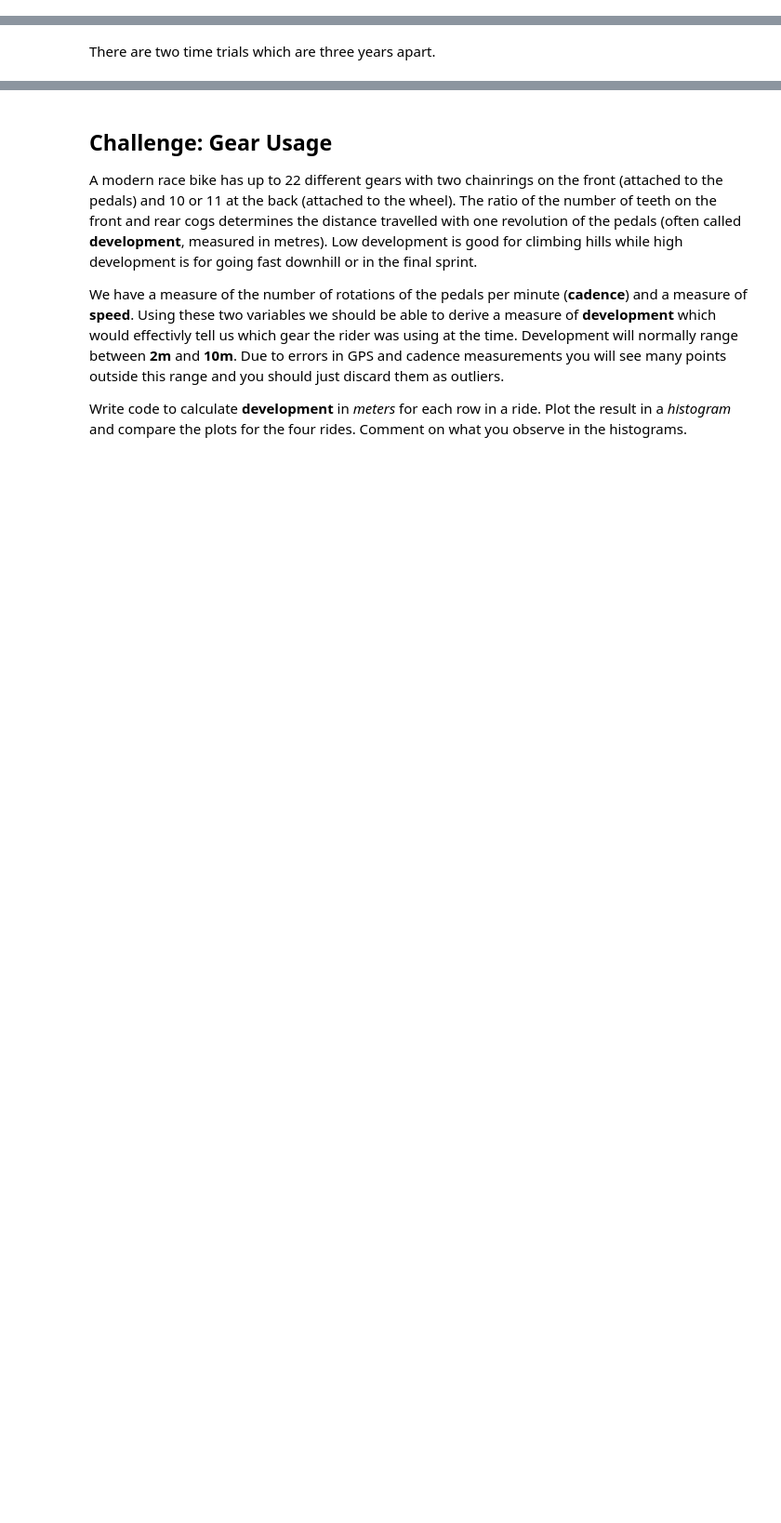
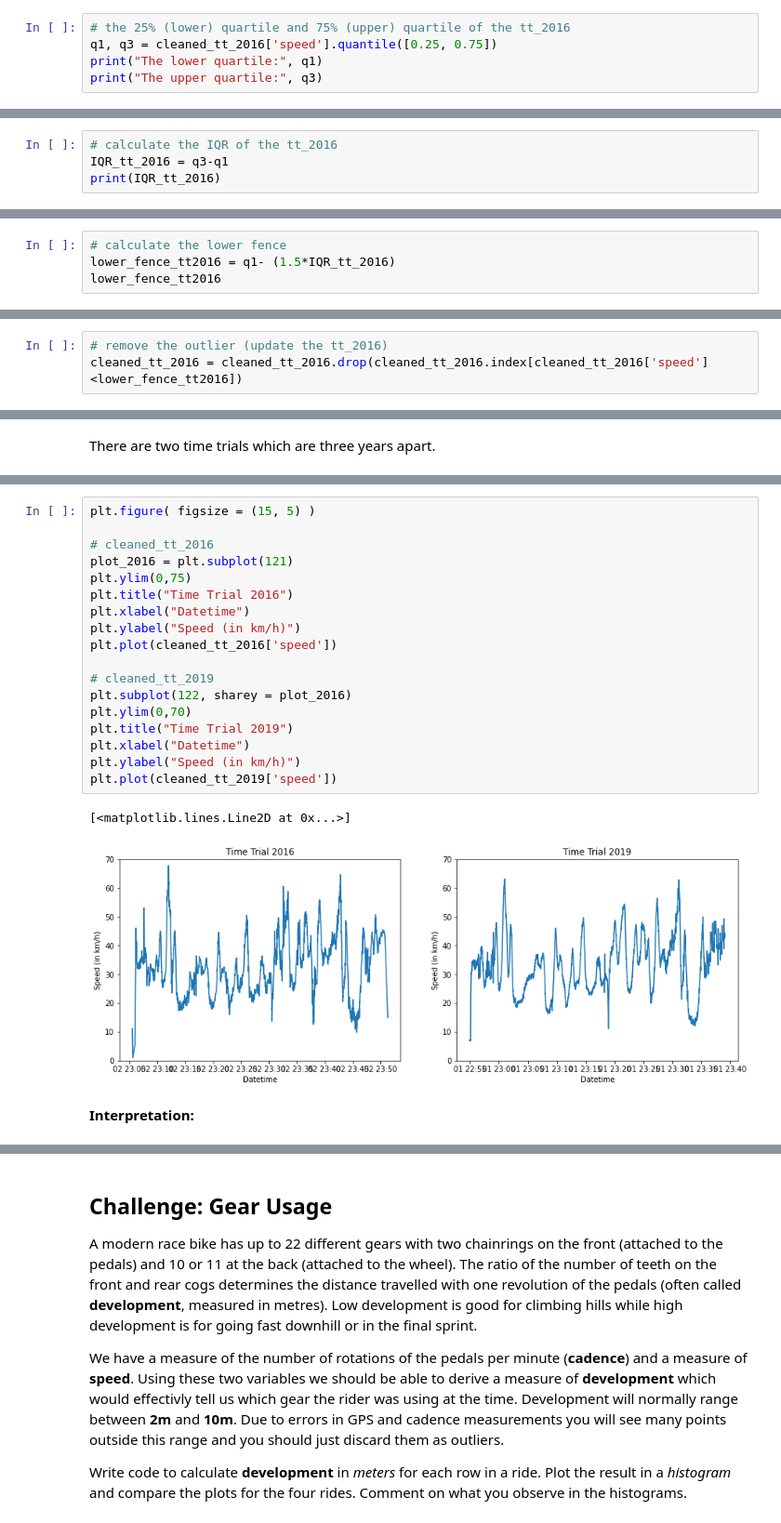
Before and after one commit to xuyenlinhHuynh/data-science-portfolio-xuyenlinhHuynh, a Jupyter notebook: Portfolio 1.ipynb, the cells around one changed output, grey strips where cells are left out. Shown at 93% size. Drawn from its saved outputs; the diff is of its cells as text; blank space fills up the shorter version.

```diff
--- a/Portfolio 1.ipynb
+++ b/Portfolio 1.ipynb
@@ -403,0 +406,5 @@ plt.plot(cleaned_tt_2019['speed'])
+# %%
+# the 25% (lower) quartile and 75% (upper) quartile of the tt_2016
+q1, q3 = cleaned_tt_2016['speed'].quantile([0.25, 0.75])
+print("The lower quartile:", q1)
+print("The upper quartile:", q3)
@@ -403,0 +414,4 @@ plt.plot(cleaned_tt_2019['speed'])
+# %%
+# calculate the IQR of the tt_2016
+IQR_tt_2016 = q3-q1
+print(IQR_tt_2016)
@@ -403,0 +420,4 @@ plt.plot(cleaned_tt_2019['speed'])
+# %%
+# calculate the lower fence
+lower_fence_tt2016 = q1- (1.5*IQR_tt_2016)
+lower_fence_tt2016
@@ -460,3 +493,6 @@ The number of 0km speed of cleaned_tt_2019: 0
+# %%
+# remove the outlier (update the tt_2016)
+cleaned_tt_2016 = cleaned_tt_2016.drop(cleaned_tt_2016.index[cleaned_tt_2016['speed']<lower_fence_tt2016])
 # %%
 # check the number of records so far for each datashape
 print("the 2016 road race records:", len(cleaned_rr_2016))
@@ -838 +893,24 @@ There are two time trials which are three years apart.
+# %%
+plt.figure( figsize = (15, 5) )
+
+# cleaned_tt_2016
+plot_2016 = plt.subplot(121)
+plt.ylim(0,75)
+plt.title("Time Trial 2016")
+plt.xlabel("Datetime")
+plt.ylabel("Speed (in km/h)")
+plt.plot(cleaned_tt_2016['speed'])
+
+# cleaned_tt_2019
+plt.subplot(122, sharey = plot_2016)
+plt.ylim(0,70)
+plt.title("Time Trial 2019")
+plt.xlabel("Datetime")
+plt.ylabel("Speed (in km/h)")
+plt.plot(cleaned_tt_2019['speed'])
+# %% [output]
+[<matplotlib.lines.Line2D at 0x...>]
+[figure, added]
+# %% [markdown]
+**Interpretation:**
 # %% [markdown]
```
Also changed, not shown: parts of 38 cells of this notebook.
